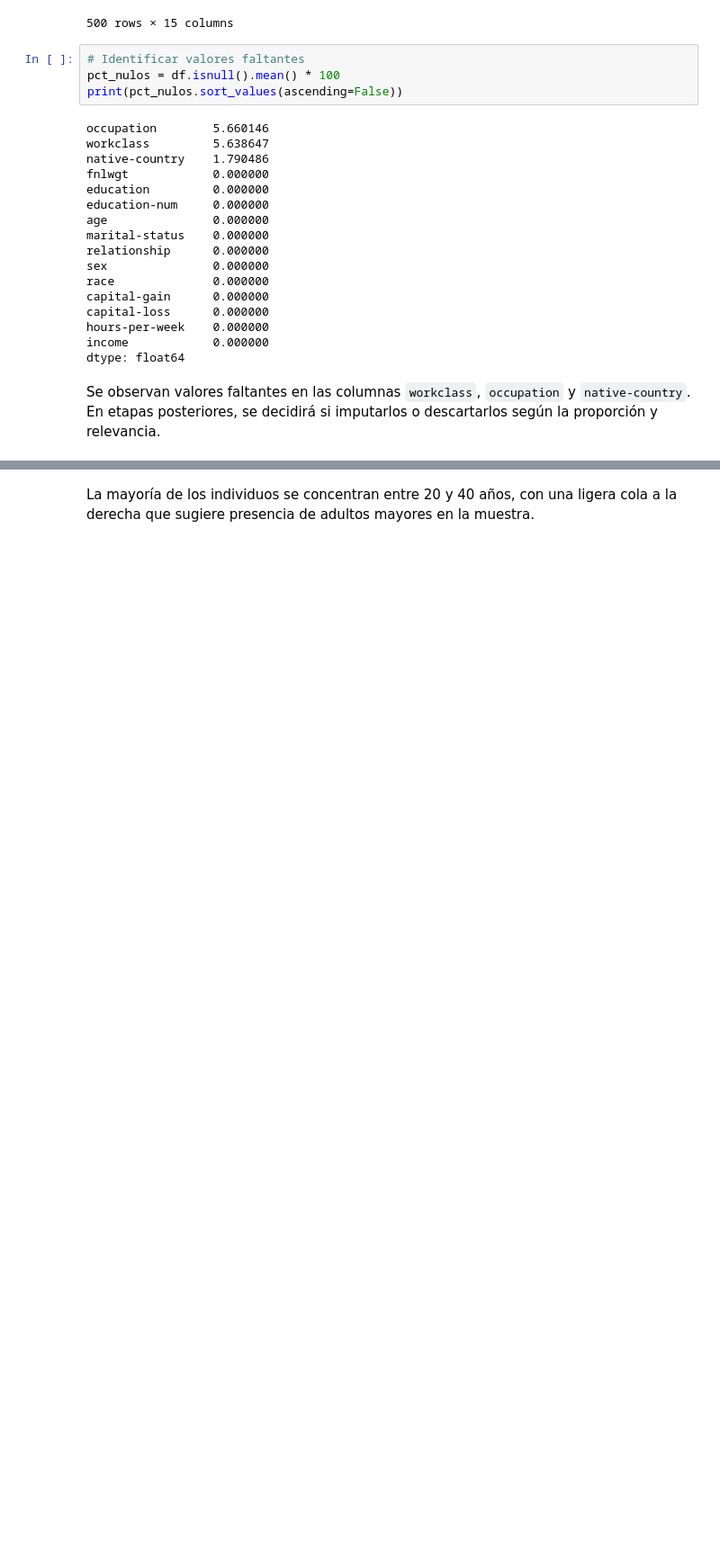
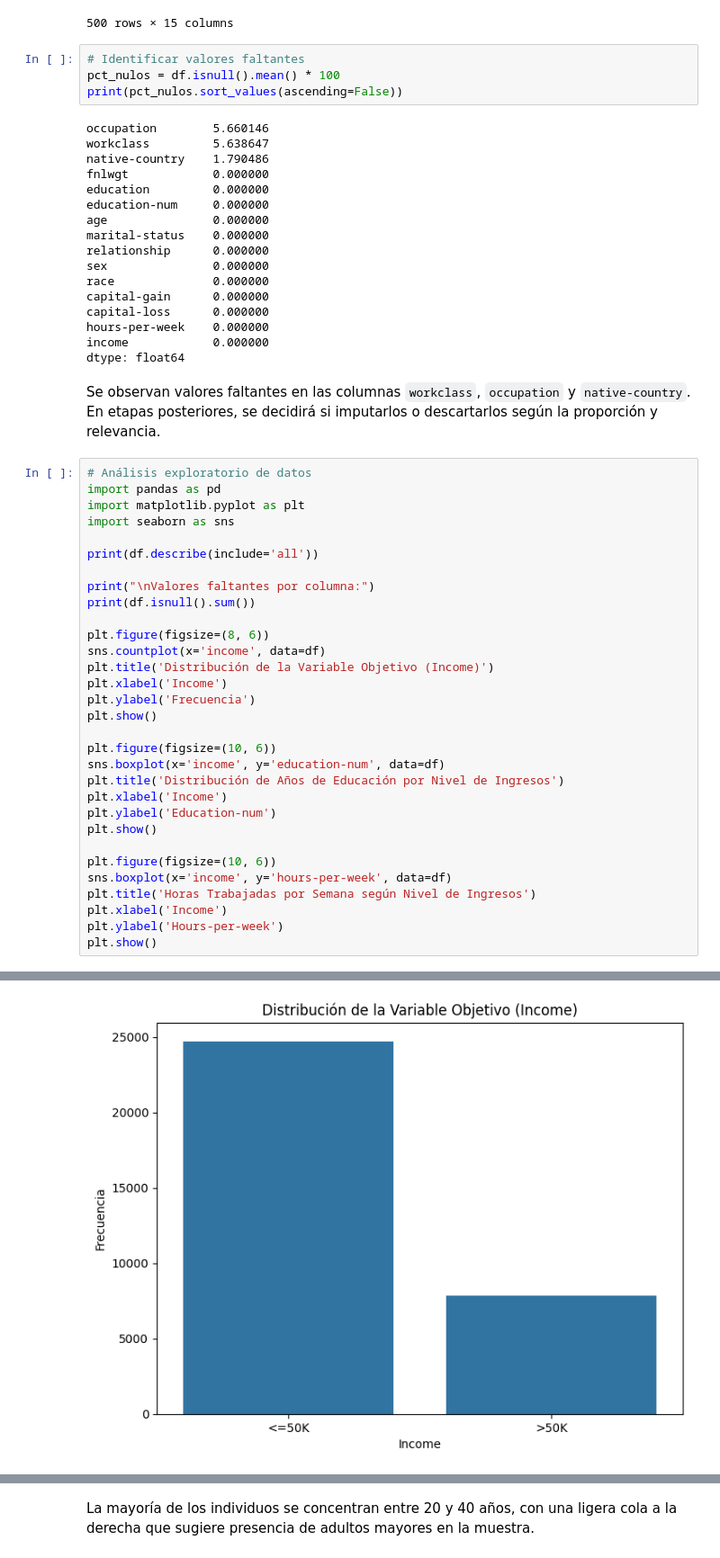
Before and after one commit to LeoAmerio/DS-Coder-Project, a Jupyter notebook: ProyectoDSAmerio.ipynb, the cells around one changed output, grey strips where cells are left out. Shown at 90% size. Saved outputs shown, nothing was run; the diff lists cells and outputs as text; blank space fills up the shorter version.

```diff
--- a/ProyectoDSAmerio.ipynb
+++ b/ProyectoDSAmerio.ipynb
@@ -152,3 +130,35 @@ income            0.000000
 dtype: float64
 # %% [markdown]
 Se observan valores faltantes en las columnas `workclass`, `occupation` y `native-country`. En etapas posteriores, se decidirá si imputarlos o descartarlos según la proporción y relevancia.
+# %%
+# Análisis exploratorio de datos
+import pandas as pd
+import matplotlib.pyplot as plt
+import seaborn as sns
+
+print(df.describe(include='all'))
+
+print("\nValores faltantes por columna:")
+print(df.isnull().sum())
+
+plt.figure(figsize=(8, 6))
+sns.countplot(x='income', data=df)
+plt.title('Distribución de la Variable Objetivo (Income)')
+plt.xlabel('Income')
+plt.ylabel('Frecuencia')
+plt.show()
+
+plt.figure(figsize=(10, 6))
+sns.boxplot(x='income', y='education-num', data=df)
+plt.title('Distribución de Años de Educación por Nivel de Ingresos')
+plt.xlabel('Income')
+plt.ylabel('Education-num')
+plt.show()
+
+plt.figure(figsize=(10, 6))
+sns.boxplot(x='income', y='hours-per-week', data=df)
+plt.title('Horas Trabajadas por Semana según Nivel de Ingresos')
+plt.xlabel('Income')
+plt.ylabel('Hours-per-week')
+plt.show()
+# %% [output]
@@ -154,0 +182 @@ Se observan valores faltantes en las columnas `workclass`, `occupation` y `nativ
+[figure, added]
```
Also changed, not shown: parts of 52 cells of this notebook, 1 other file.
